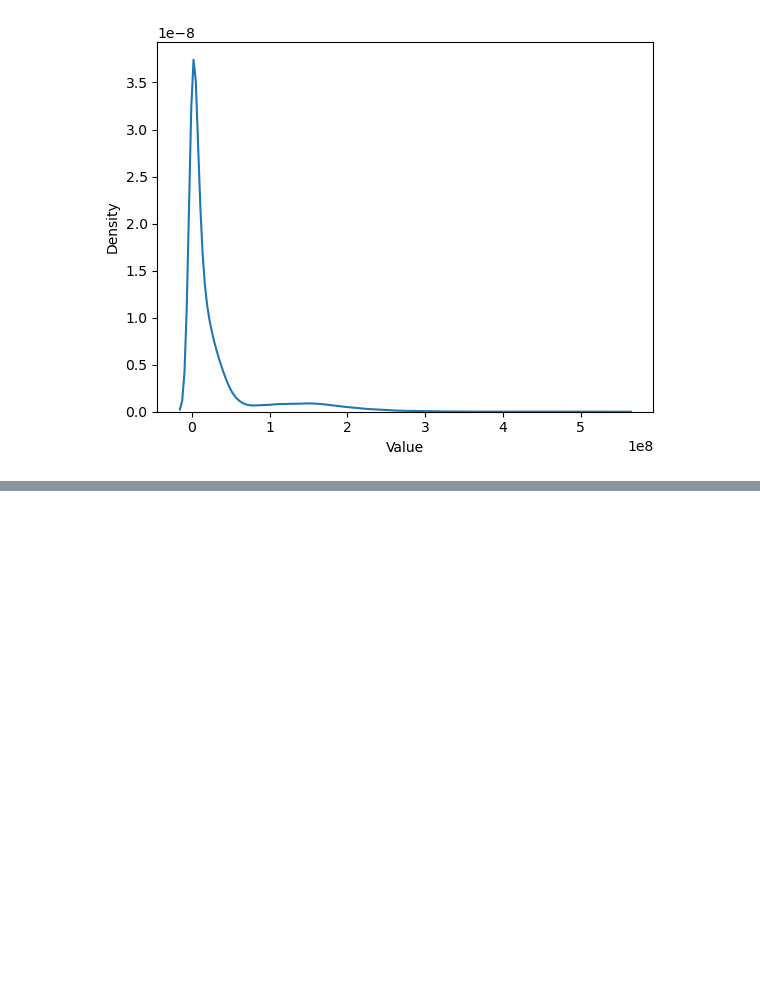
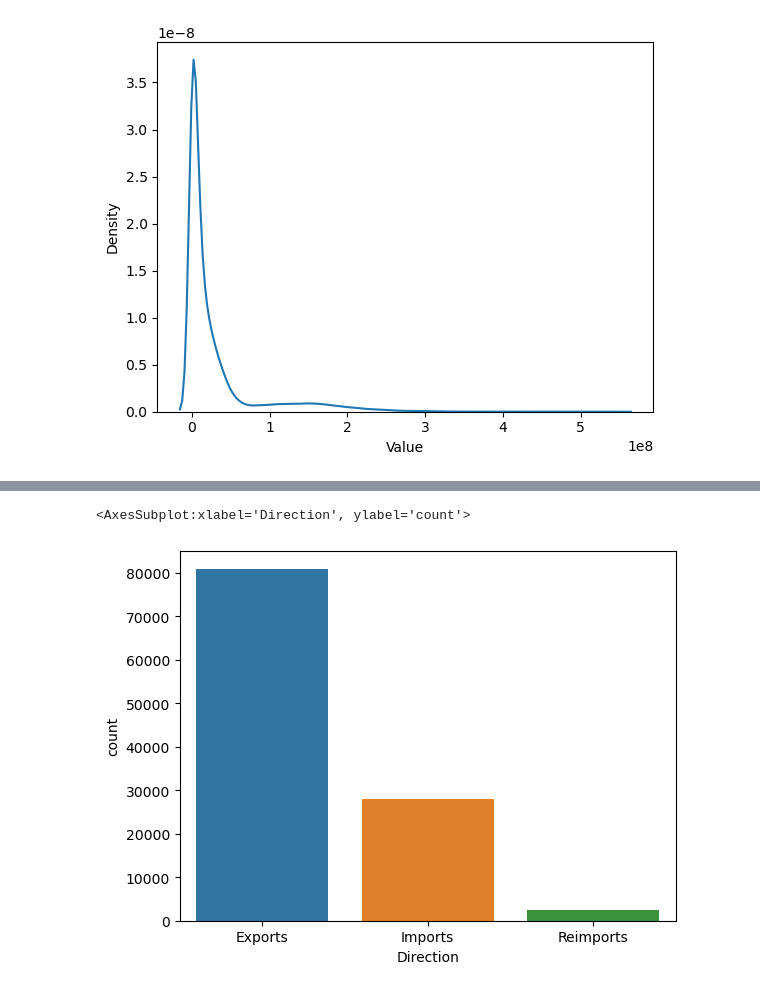
Before and after one commit to gokulrajar15/Data-visualization-python-library, a Jupyter notebook: Seaborn.ipynb, the cells around one changed output, grey strips where cells are left out. Cells and saved outputs as stored; diff of their text form; code cells hidden in the pictures; blank space fills up the shorter version.

```diff
--- a/Seaborn.ipynb
+++ b/Seaborn.ipynb
@@ -95,0 +133,5 @@ sns.kdeplot(data = x, x = "Value")
+# %%
+sns.countplot(data = x, x = "Direction")
+# %% [output]
+<AxesSubplot:xlabel='Direction', ylabel='count'>
+[figure, added]
```
Also changed, not shown: parts of 21 cells of this notebook.
